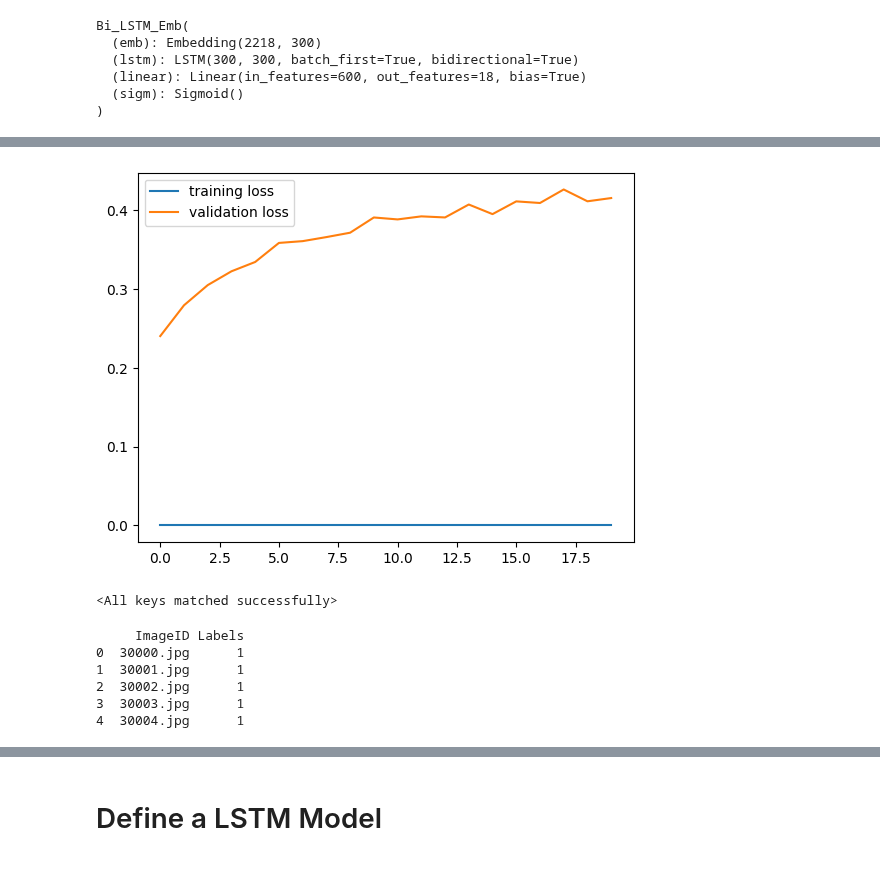
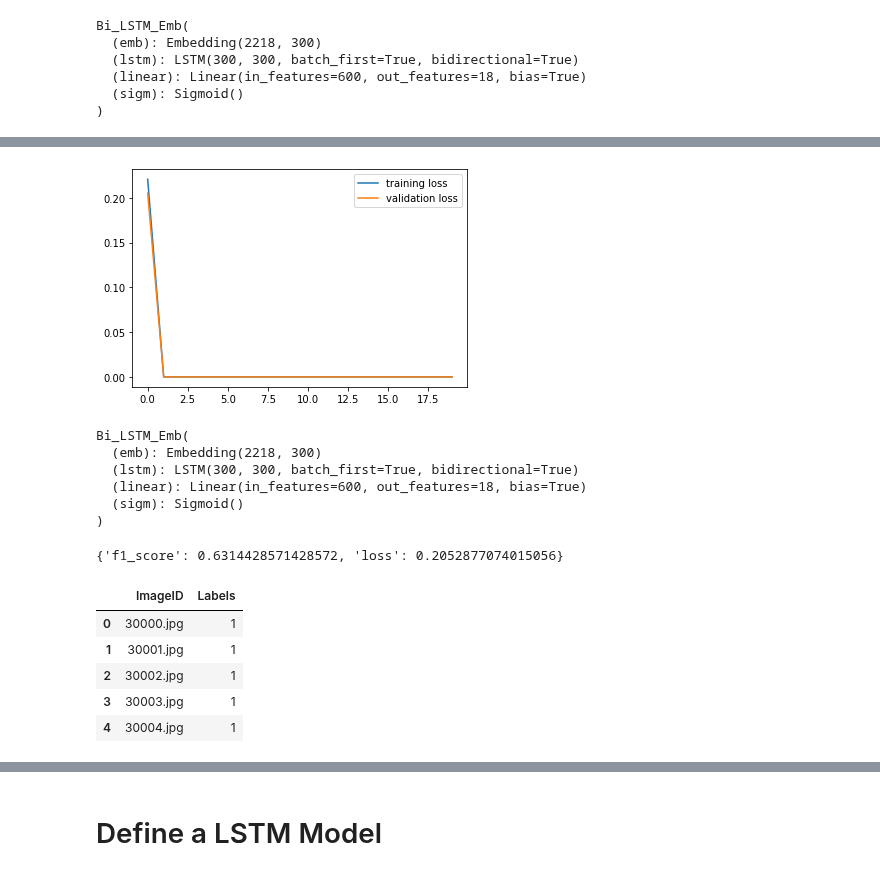
Before and after one commit to YarCode01/image_classification_with_caption, a Jupyter notebook: yari_initial.ipynb, the cells around one changed output, grey strips where cells are left out. Drawn from its saved outputs; the diff is of its cells as text; code cells hidden in the pictures.

```diff
--- a/yari_initial.ipynb
+++ b/yari_initial.ipynb
@@ -481,16 +641,17 @@ AlexNet(
 # %%
 save_freq = 3
 lr = 1e-4
-weight_decay = 0
+weight_decay = 1e-5
 num_epochs = 20
 optimizer = torch.optim.Adam(best_cv_model.parameters(),weight_decay=weight_decay, lr=lr)
 criterion = nn.BCELoss()
 # %%
-name_of_model = f'AlexNet_lr={lr}_weight_decay={weight_decay}_dropout=0.5'
+name_of_model = f'AlexNet_scheduler_lr={lr}_weight_decay={weight_decay}_dropout=0.5_original_model'
 os.mkdir(name_of_model)
 train_losses = np.zeros(num_epochs)
 valid_losses = np.zeros(num_epochs)
 f1_scores = np.zeros(num_epochs)
+initial_lr = optimizer.param_groups[0]['lr']
 for it in range(num_epochs):
     train_loss = 0
     for i, data in enumerate(train_loader):
@@ -504,6 +665,12 @@ for it in range(num_epochs):
         optimizer.step()
 
     print(it)
+    if it == num_epochs // 2:
+        optimizer.param_groups[0]['lr'] = initial_lr / 2.0
+
+    if it == (3 * num_epochs) // 4:
+        optimizer.param_groups[0]['lr'] = initial_lr / 4.0
+
     if ((it % save_freq == 0) or (it == num_epochs - 1)) and it > 0:
         checkpoint_path = f'{name_of_model}/{name_of_model}{it}.pth'
         checkpoint = {'model': best_cv_model.state_dict(),
@@ -784,7 +983,7 @@ class Bi_LSTM_Emb(nn.Module):
                     y_true.extend(target.cpu().numpy())
                 y_pred = np.array(y_pred)
                 y_true = np.array(y_true)
-                res = f1_score(y_true=y_true, y_pred=y_pred, average='micro')
+                res = f1_score(y_true=y_true, y_pred=y_pred, average='samples')
             return {'f1_score' : res, 'loss' : val_loss/len(loader)}
 # %%
 best_nlp_model = Bi_LSTM_Emb(18)
@@ -799,7 +998,7 @@ Bi_LSTM_Emb(
 )
 # %%
 tokenizer = Tokenizer()
-optimizer = torch.optim.Adam(best_nlp_model.parameters(), lr=lr, weight_decay=1e-5)
+optimizer = torch.optim.Adam(best_nlp_model.parameters(), lr=lr)
 criterion = nn.BCELoss()
 # %%
 num_epochs = 20
@@ -835,7 +1035,8 @@ for it in range(num_epochs):
 # %%
 plt.plot(np.arange(num_epochs),train_losses, label = "training loss")
-plt.plot(np.arange(num_epochs),val_losses,label = "validation loss")
+plt.plot(np.arange(num_epochs),valid_losses,label = "validation loss")
 plt.legend()
+plt.savefig(f'{name_of_model}/learning_curve.png')
 plt.show()
 # %% [output]
-[figure, old version]
+[figure, new version]
@@ -848,7 +1043,13 @@ torch.save(checkpoint, checkpoint_path)
 # %%
-best_nlp_model = Bi_LSTM_Emb(19)
-checkpoint = torch.load("BiLSTM2.pth")
-# Load the model state dictionary from the checkpoint
-best_nlp_model.load_state_dict(checkpoint['model'])
+# best_nlp_model = Bi_LSTM_Emb(n_classes=18)
+# checkpoint = torch.load("BiLSTM3.pth", map_location=torch.device('cpu'))
+# # Load the model state dictionary from the checkpoint
+# best_nlp_model.load_state_dict(checkpoint['model'])
+# best_nlp_model.to(device)
 # %% [output]
-<All keys matched successfully>
+Bi_LSTM_Emb(
+  (emb): Embedding(2218, 300)
+  (lstm): LSTM(300, 300, batch_first=True, bidirectional=True)
+  (linear): Linear(in_features=600, out_features=18, bias=True)
+  (sigm): Sigmoid()
+)
@@ -883,11 +1056,15 @@ def predict_test_data_caption(model, test_loader, device, batch_size):
+# %%
+best_nlp_model.calculate_f1_score_and_loss(valid_loader, criterion=criterion, device=device)
+# %% [output]
+{'f1_score': 0.6314428571428572, 'loss': 0.2052877074015056}
 # %%
-submission = predict_test_data_caption(best_nlp_model, test_loader, device, batch_size)
-print(submission.head())
-submission.to_csv('predictions.csv', index = False)
+submission = predict_test_data_caption(model= best_nlp_model, test_loader = test_loader, device=device, tokenizer=tokenizer, word_index=word_index, seq_len=seq_len)
+# submission.to_csv('predictions.csv', index = False)
+submission.head()
 # %% [output]
-     ImageID Labels
-0  30000.jpg      1
-1  30001.jpg      1
-2  30002.jpg      1
-3  30003.jpg      1
-4  30004.jpg      1
+|  | ImageID | Labels |
+| 0 | 30000.jpg | 1 |
+| 1 | 30001.jpg | 1 |
+| 2 | 30002.jpg | 1 |
+| 3 | 30003.jpg | 1 |
+| 4 | 30004.jpg | 1 |
```
Also changed, not shown: parts of 86 cells of this notebook.
